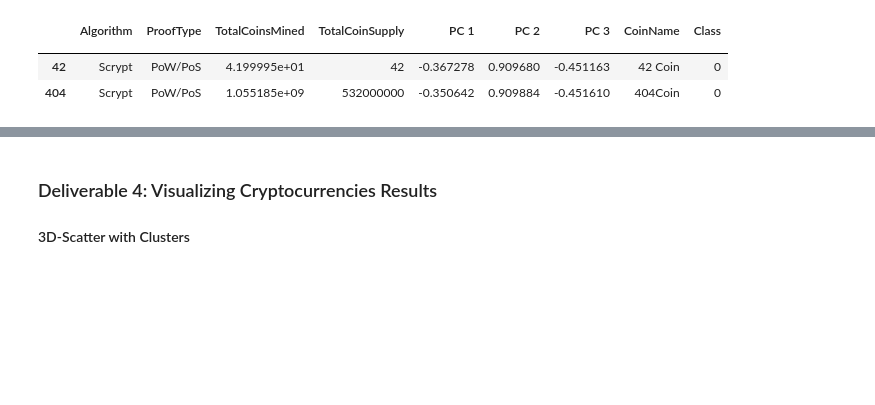
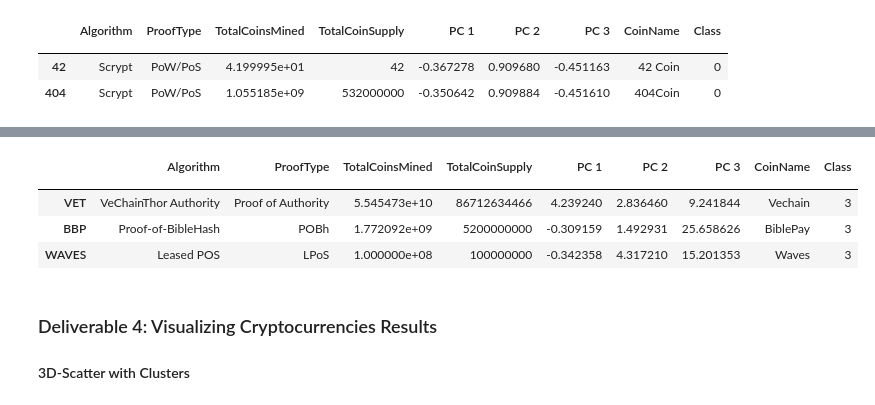
Before and after one commit to BiancaTaisePommerening/Cryptocurrencies, a Jupyter notebook: crypto_clustering.ipynb, the cells around one changed output, grey strips where cells are left out. Cells and saved outputs as stored; diff of their text form; code cells hidden in the pictures; blank space fills up the shorter version.

```diff
--- a/crypto_clustering.ipynb
+++ b/crypto_clustering.ipynb
@@ -380,3 +415,14 @@ clustered_df.head(2)
+# %%
+# check class 3
+class_3 = clustered_df['Class'] == 3
+class_3_df = clustered_df.loc[class_3]
+class_3_df.head()
+# %% [output]
+|  | Algorithm | ProofType | TotalCoinsMined | TotalCoinSupply | PC 1 | PC 2 | PC 3 | CoinName | Class |
+|  |  |  |  |  |  |  |  |  |  |
+| VET | VeChainThor Authority | Proof of Authority | 5.545473e+10 | 86712634466 | 4.239240 | 2.836460 | 9.241844 | Vechain | 3 |
+| BBP | Proof-of-BibleHash | POBh | 1.772092e+09 | 5200000000 | -0.309159 | 1.492931 | 25.658626 | BiblePay | 3 |
+| WAVES | Leased POS | LPoS | 1.000000e+08 | 100000000 | -0.342358 | 4.317210 | 15.201353 | Waves | 3 |
 # %% [markdown]
 ### Deliverable 4: Visualizing Cryptocurrencies Results
 
```
Also changed, not shown: parts of 3 cells of this notebook, 1 other file.
